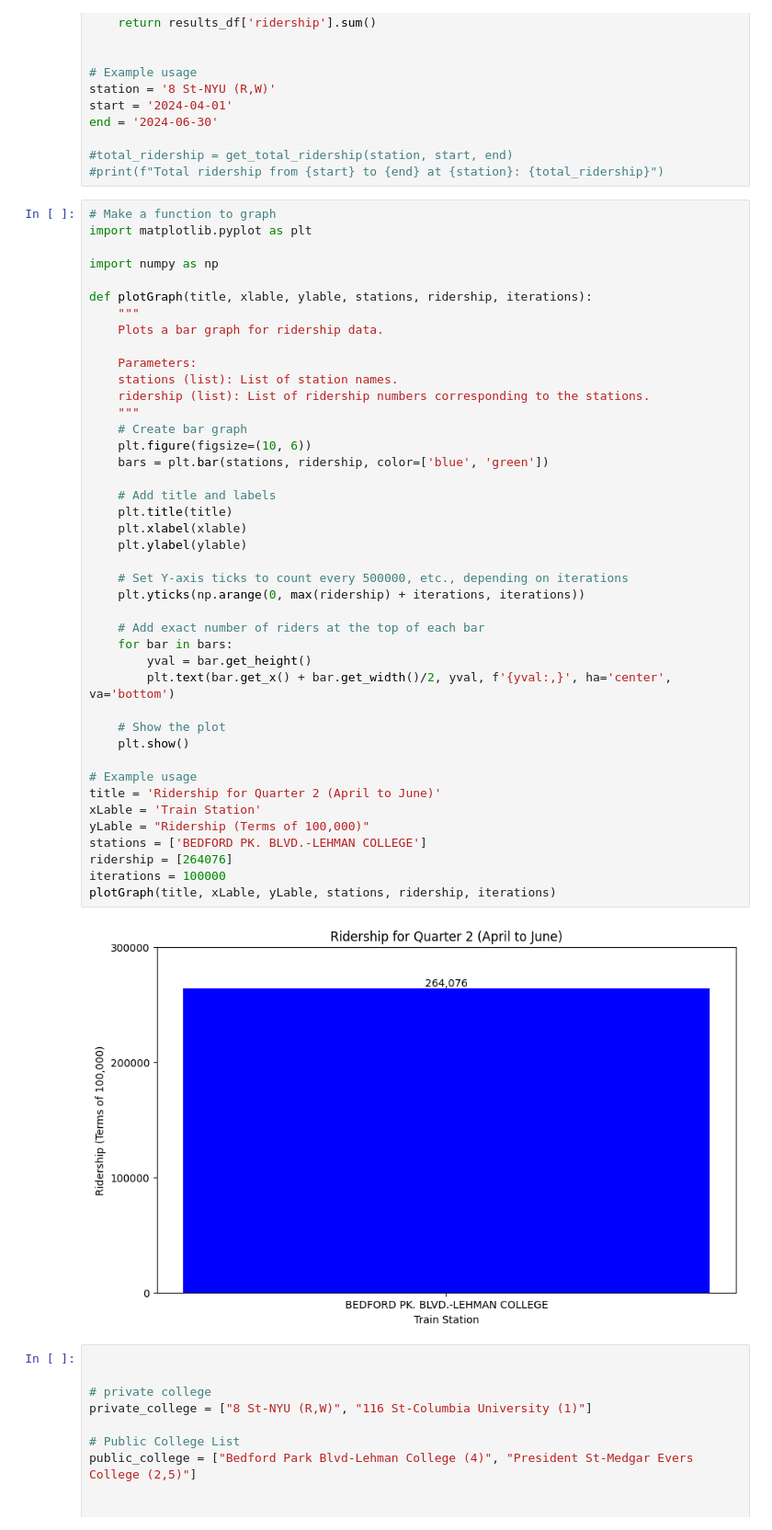
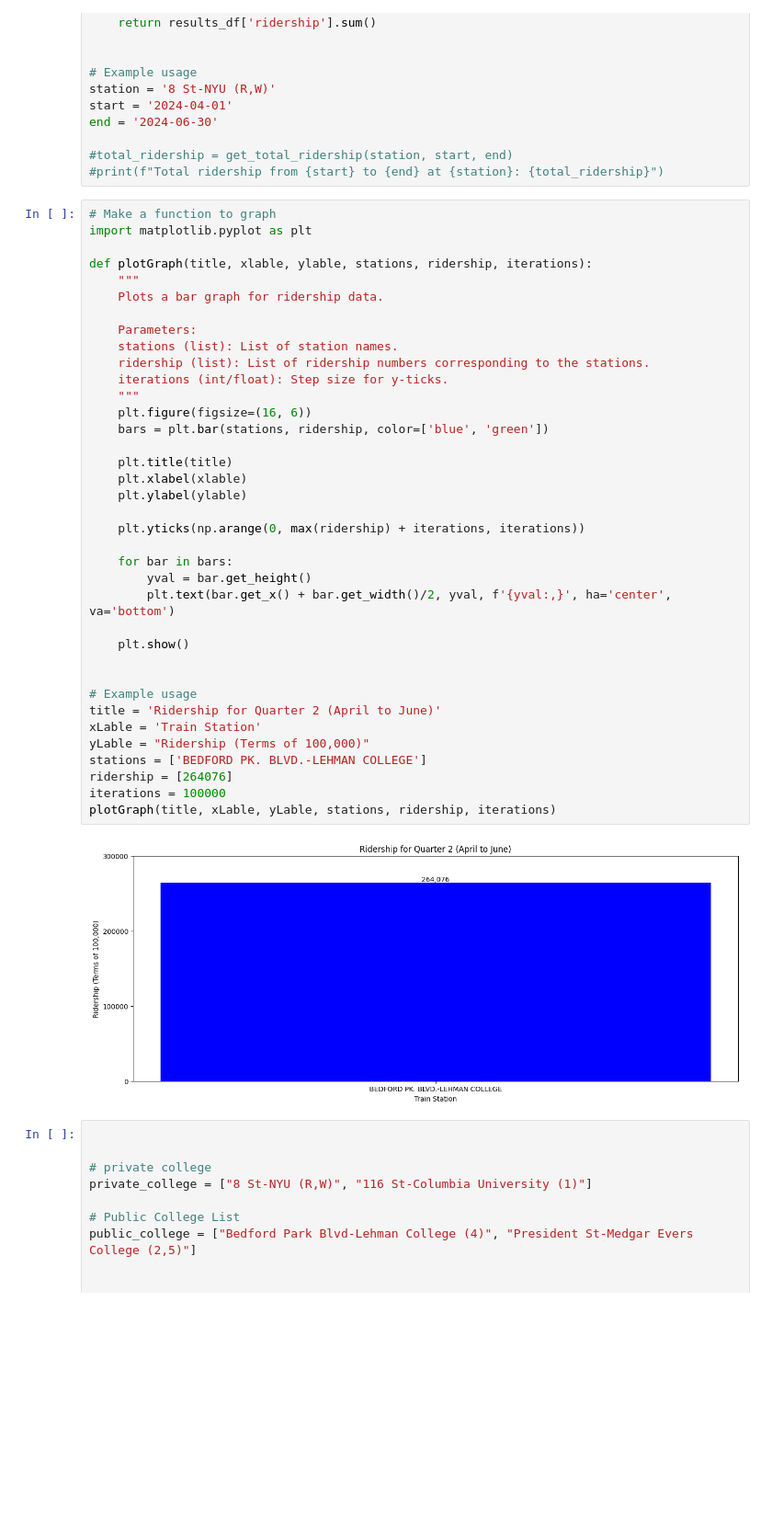
Before and after one commit to Sudiptto/TrainData, a Jupyter notebook: analysis/rates.ipynb, the cells around one changed output. Shown at 92% size. Cells and saved outputs as stored; diff of their text form; blank space fills up the shorter version.

```diff
--- a/analysis/rates.ipynb
+++ b/analysis/rates.ipynb
@@ -96,47 +96,42 @@ end = '2024-06-30'
 # %%
 # Make a function to graph
 import matplotlib.pyplot as plt
-
-import numpy as np
 
 def plotGraph(title, xlable, ylable, stations, ridership, iterations):
     """
     Plots a bar graph for ridership data.
 
     Parameters:
     stations (list): List of station names.
     ridership (list): List of ridership numbers corresponding to the stations.
+    iterations (int/float): Step size for y-ticks.
     """
-    # Create bar graph
-    plt.figure(figsize=(10, 6))
+    plt.figure(figsize=(16, 6))
     bars = plt.bar(stations, ridership, color=['blue', 'green'])
 
-    # Add title and labels
     plt.title(title)
     plt.xlabel(xlable)
     plt.ylabel(ylable)
 
-    # Set Y-axis ticks to count every 500000, etc., depending on iterations
     plt.yticks(np.arange(0, max(ridership) + iterations, iterations))
 
-    # Add exact number of riders at the top of each bar
     for bar in bars:
         yval = bar.get_height()
         plt.text(bar.get_x() + bar.get_width()/2, yval, f'{yval:,}', ha='center', va='bottom')
 
-    # Show the plot
     plt.show()
+
 
 # Example usage
 title = 'Ridership for Quarter 2 (April to June)'
 xLable = 'Train Station'
 yLable = "Ridership (Terms of 100,000)"
 stations = ['BEDFORD PK. BLVD.-LEHMAN COLLEGE']
 ridership = [264076]
 iterations = 100000
 plotGraph(title, xLable, yLable, stations, ridership, iterations)
 # %% [output]
-[figure, old version]
+[figure, new version]
 # %%
 
 
```
Also changed, not shown: parts of 2 cells of this notebook.
